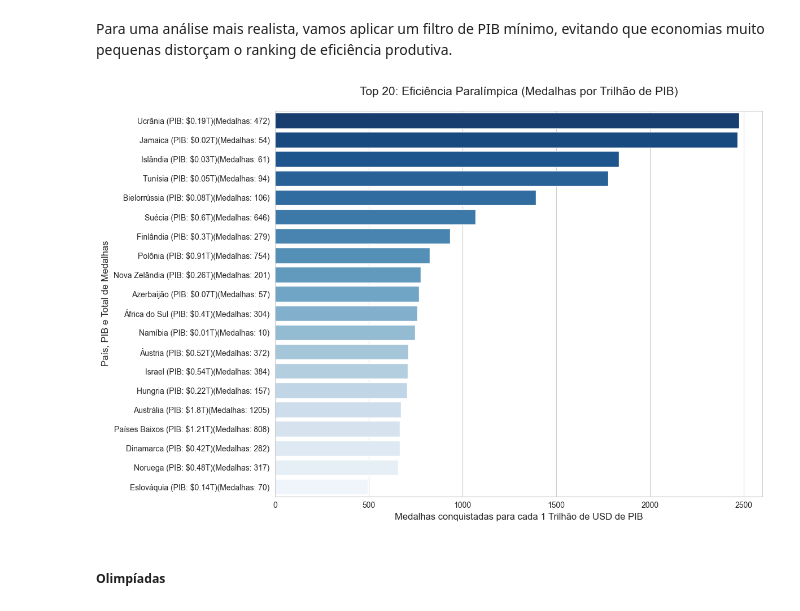
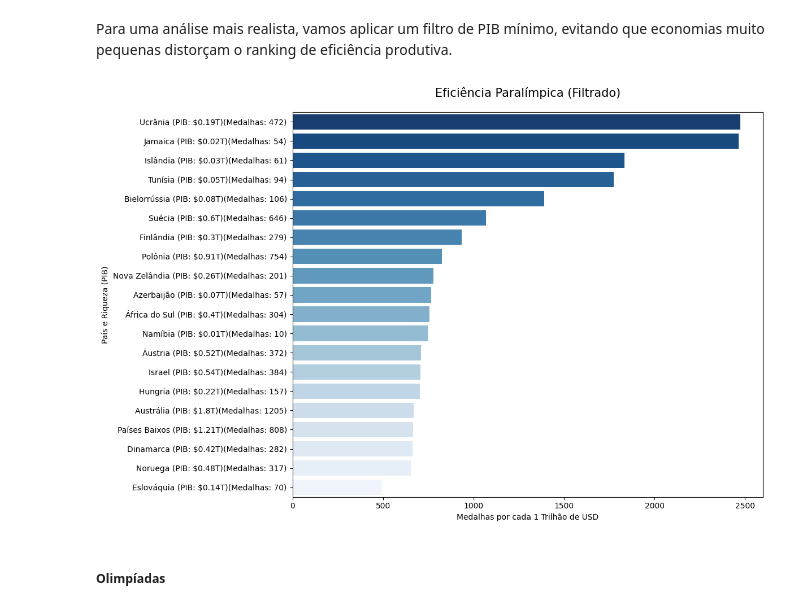
Before and after one commit to ClaraCaldas/Projeto-ICD, a Jupyter notebook: RELATORIO.ipynb, the cells around one changed output. Cells and saved outputs as stored; diff of their text form; code cells hidden in the pictures.

```diff
--- a/RELATORIO.ipynb
+++ b/RELATORIO.ipynb
@@ -836,32 +836,32 @@ Para uma análise mais realista, vamos aplicar um filtro de PIB mínimo, evitand
 # %%
 #filtro para 5 Bilhões (5e9)
 df_analise_socioeconomica = df_analise_socioeconomica[df_analise_socioeconomica['PIB_Numerico'] > 5e9]
 
 df_ranking_filtrado = df_analise_socioeconomica.nlargest(20, 'Eficiencia_Para')
 
 df_ranking_filtrado['Pais_com_PIB'] = df_ranking_filtrado['País'] + " (PIB: $" + (df_ranking_filtrado['PIB_Numerico'] / 1e12).round(2).astype(str) + "T)" + "(Medalhas: " + df_ranking_filtrado['Total_Paralimpico'].astype(int).astype(str) + ")"
 
 plt.figure(figsize=(12, 8))
 
 grafico = sns.barplot(
     data=df_ranking_filtrado,
     x='Eficiencia_Para',
     y='Pais_com_PIB',
     hue='País',
     palette='Blues_r',
     legend=False
 )
 
-plt.title('Top 20: Eficiência Paralímpica (Medalhas por Trilhão de PIB)', fontsize=15, pad=20)
-plt.xlabel('Medalhas conquistadas para cada 1 Trilhão de USD de PIB', fontsize=12)
-plt.ylabel('País, PIB e Total de Medalhas', fontsize=12)
+plt.title('Eficiência Paralímpica (Filtrado)', fontsize=15, pad=20)
+plt.xlabel('Medalhas por cada 1 Trilhão de USD')
+plt.ylabel('País e Riqueza (PIB)')
 
 
 plt.tight_layout()
 
 plt.show()
 # %% [output]
-[figure, old version]
+[figure, new version]
 # %% [markdown]
 ##### Olimpíadas
 # %% [markdown]
```
Also changed, not shown: parts of 5 cells of this notebook.
